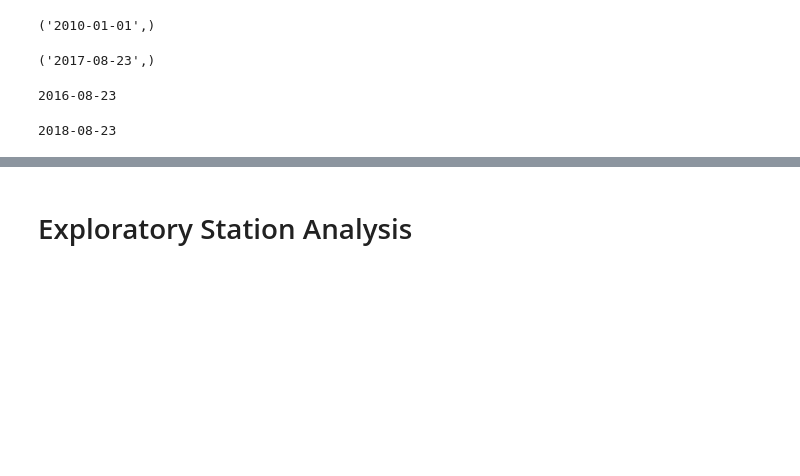
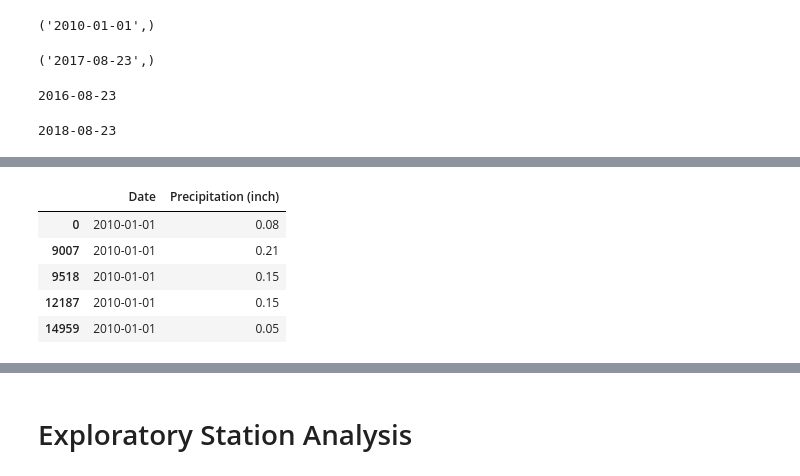
Before and after one commit to JenniferMReyna/sqlalchemy-challenge, a Jupyter notebook: climate.ipynb, the cells around one changed output, grey strips where cells are left out. Drawn from its saved outputs; the diff is of its cells as text; code cells hidden in the pictures; blank space fills up the shorter version.

```diff
--- a/climate.ipynb
+++ b/climate.ipynb
@@ -71,2 +114,11 @@ print(one_year_from_last_date)
 # %%
 # Sort the dataframe by date
+precip_table = precip_table.sort_values('Date')
+precip_table.head()
+# %% [output]
+|  | Date | Precipitation (inch) |
+| 0 | 2010-01-01 | 0.08 |
+| 9007 | 2010-01-01 | 0.21 |
+| 9518 | 2010-01-01 | 0.15 |
+| 12187 | 2010-01-01 | 0.15 |
+| 14959 | 2010-01-01 | 0.05 |
```
Also changed, not shown: parts of 8 cells of this notebook.
